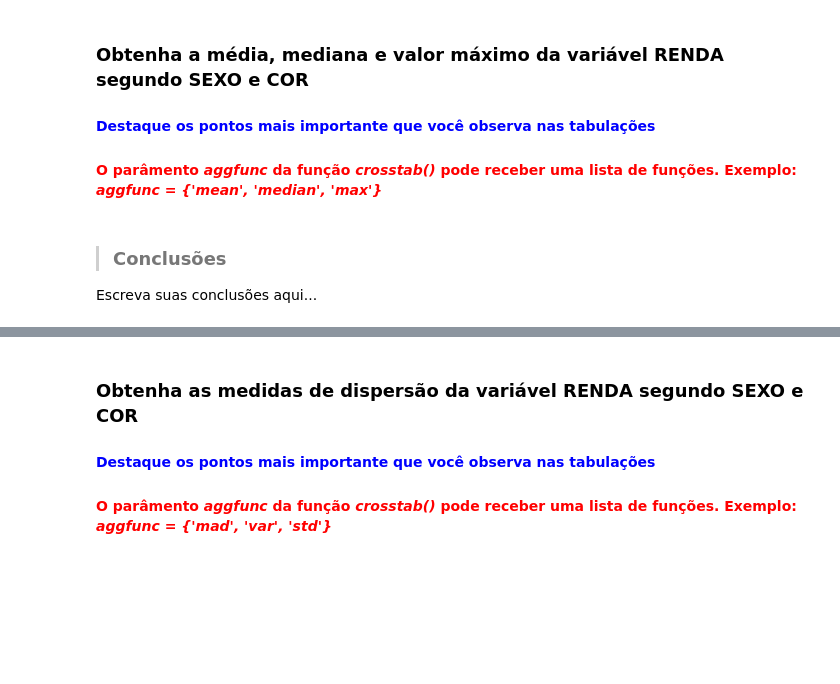
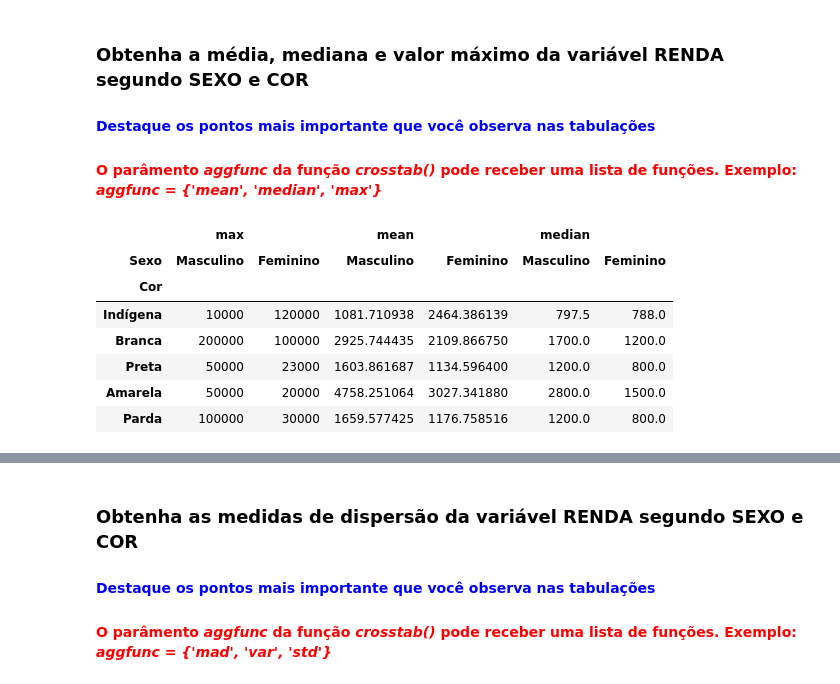
Before and after one commit to EduardoAMelo/ML_Engineering, a Jupyter notebook: estatistica/frequency_and_dispersion/projeto.ipynb, the cells around one changed output, grey strips where cells are left out. Saved outputs shown, nothing was run; the diff lists cells and outputs as text; code cells hidden in the pictures; blank space fills up the shorter version.

```diff
--- a/estatistica/frequency_and_dispersion/projeto.ipynb
+++ b/estatistica/frequency_and_dispersion/projeto.ipynb
@@ -415,7 +425,17 @@ int(mode)
 ### Obtenha a média, mediana e valor máximo da variável RENDA segundo SEXO e COR
 #### <font color='blue'>Destaque os pontos mais importante que você observa nas tabulações</font>
 #### <font color='red'>O parâmento <i>aggfunc</i> da função <i>crosstab()</i> pode receber uma lista de funções. Exemplo: <i>aggfunc = {'mean', 'median', 'max'}</i></font>
-# %% [markdown]
-> ### Conclusões
-
-Escreva suas conclusões aqui...
+# %%
+renda_por_cor_sexo = pd.crosstab(data.Cor, data.Sexo, values=data.Renda, aggfunc={'mean', 'median', 'max'})
+renda_por_cor_sexo.rename(columns = sexo, inplace = True)
+renda_por_cor_sexo.rename(index = cor, inplace = True)
+renda_por_cor_sexo
+# %% [output]
+|  | max |  | mean |  | median |  |
+| Sexo | Masculino | Feminino | Masculino | Feminino | Masculino | Feminino |
+| Cor |  |  |  |  |  |  |
+| Indígena | 10000 | 120000 | 1081.710938 | 2464.386139 | 797.5 | 788.0 |
+| Branca | 200000 | 100000 | 2925.744435 | 2109.866750 | 1700.0 | 1200.0 |
+| Preta | 50000 | 23000 | 1603.861687 | 1134.596400 | 1200.0 | 800.0 |
+| Amarela | 50000 | 20000 | 4758.251064 | 3027.341880 | 2800.0 | 1500.0 |
+| Parda | 100000 | 30000 | 1659.577425 | 1176.758516 | 1200.0 | 800.0 |
```
Also changed, not shown: parts of 14 cells of this notebook.
